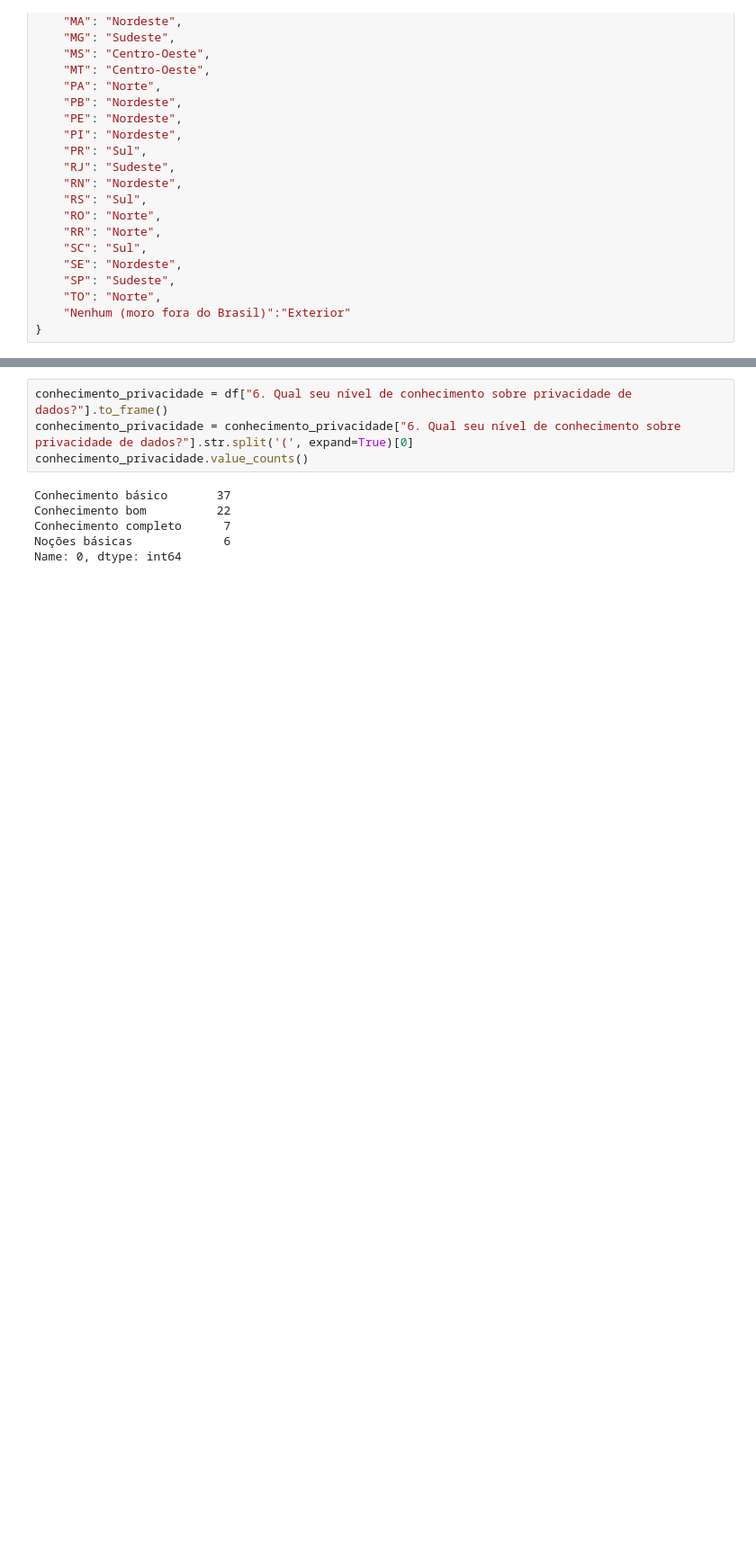
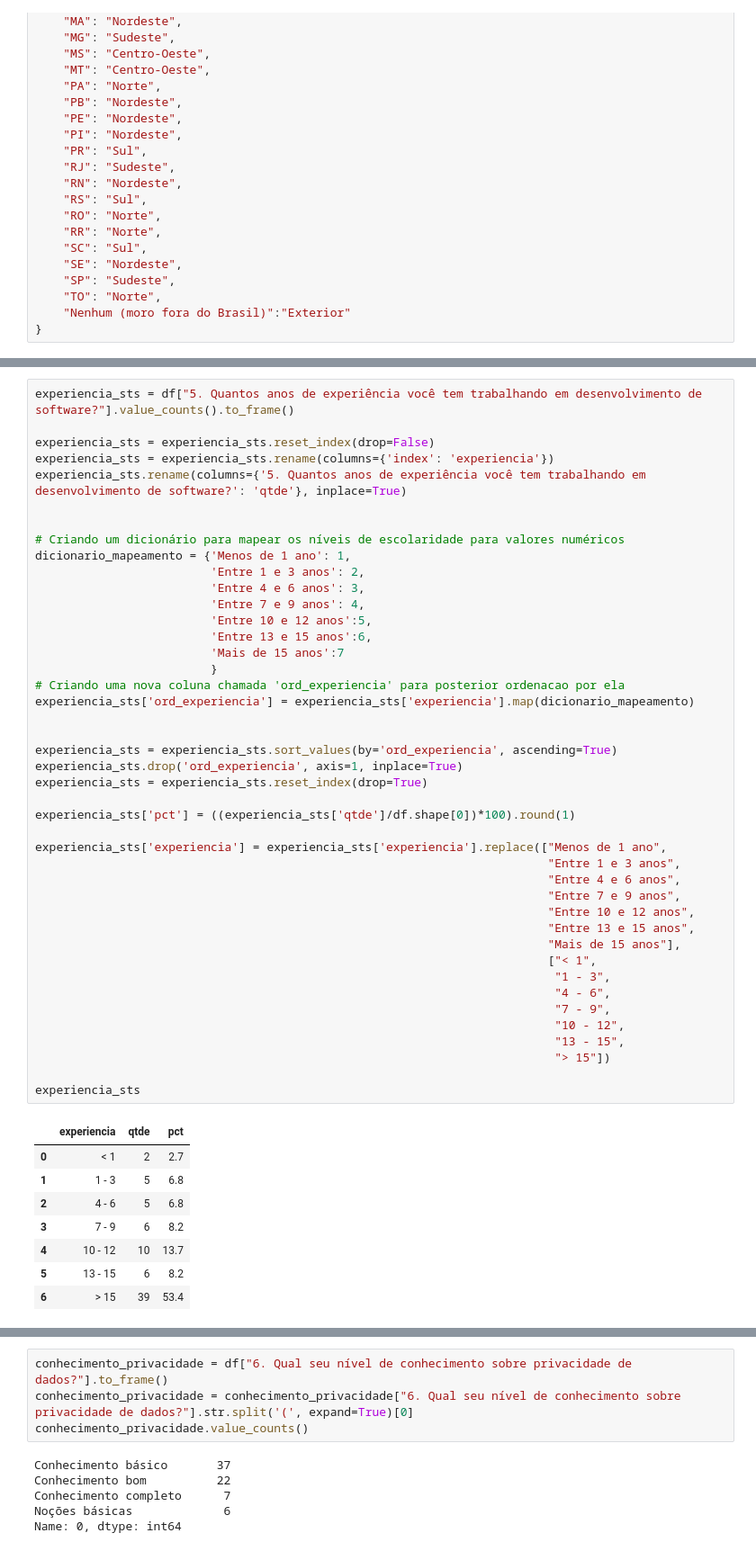
Before and after one commit to fabianumfalco/perception_br_devs_data_privacy_llm, a Jupyter notebook: data_analysis_survey.ipynb, the cells around one changed output, grey strips where cells are left out. Shown at 90% size. Saved outputs shown, nothing was run; the diff lists cells and outputs as text; blank space fills up the shorter version.

```diff
--- a/data_analysis_survey.ipynb
+++ b/data_analysis_survey.ipynb
@@ -214,0 +312,52 @@ df_final
+# %%
+experiencia_sts = df["5. Quantos anos de experiência você tem trabalhando em desenvolvimento de software?"].value_counts().to_frame()
+
+experiencia_sts = experiencia_sts.reset_index(drop=False)
+experiencia_sts = experiencia_sts.rename(columns={'index': 'experiencia'})
+experiencia_sts.rename(columns={'5. Quantos anos de experiência você tem trabalhando em desenvolvimento de software?': 'qtde'}, inplace=True)
+
+
+# Criando um dicionário para mapear os níveis de escolaridade para valores numéricos
+dicionario_mapeamento = {'Menos de 1 ano': 1,
+                         'Entre 1 e 3 anos': 2,
+                         'Entre 4 e 6 anos': 3,
+                         'Entre 7 e 9 anos': 4,
+                         'Entre 10 e 12 anos':5,
+                         'Entre 13 e 15 anos':6,
+                         'Mais de 15 anos':7
+                         }
+# Criando uma nova coluna chamada 'ord_experiencia' para posterior ordenacao por ela
+experiencia_sts['ord_experiencia'] = experiencia_sts['experiencia'].map(dicionario_mapeamento)
+
+
+experiencia_sts = experiencia_sts.sort_values(by='ord_experiencia', ascending=True)
+experiencia_sts.drop('ord_experiencia', axis=1, inplace=True)
+experiencia_sts = experiencia_sts.reset_index(drop=True)
+
+experiencia_sts['pct'] = ((experiencia_sts['qtde']/df.shape[0])*100).round(1)
+
+experiencia_sts['experiencia'] = experiencia_sts['experiencia'].replace(["Menos de 1 ano",
+                                                                         "Entre 1 e 3 anos",
+                                                                         "Entre 4 e 6 anos",
+                                                                         "Entre 7 e 9 anos",
+                                                                         "Entre 10 e 12 anos",
+                                                                         "Entre 13 e 15 anos",
+                                                                         "Mais de 15 anos"],
+                                                                         ["< 1",
+                                                                          "1 - 3",
+                                                                          "4 - 6",
+                                                                          "7 - 9",
+                                                                          "10 - 12",
+                                                                          "13 - 15",
+                                                                          "> 15"])
+
+experiencia_sts
+# %% [output]
+|  | experiencia | qtde | pct |
+| 0 | < 1 | 2 | 2.7 |
+| 1 | 1 - 3 | 5 | 6.8 |
+| 2 | 4 - 6 | 5 | 6.8 |
+| 3 | 7 - 9 | 6 | 8.2 |
+| 4 | 10 - 12 | 10 | 13.7 |
+| 5 | 13 - 15 | 6 | 8.2 |
+| 6 | > 15 | 39 | 53.4 |
```
Also changed, not shown: parts of 18 cells of this notebook.
